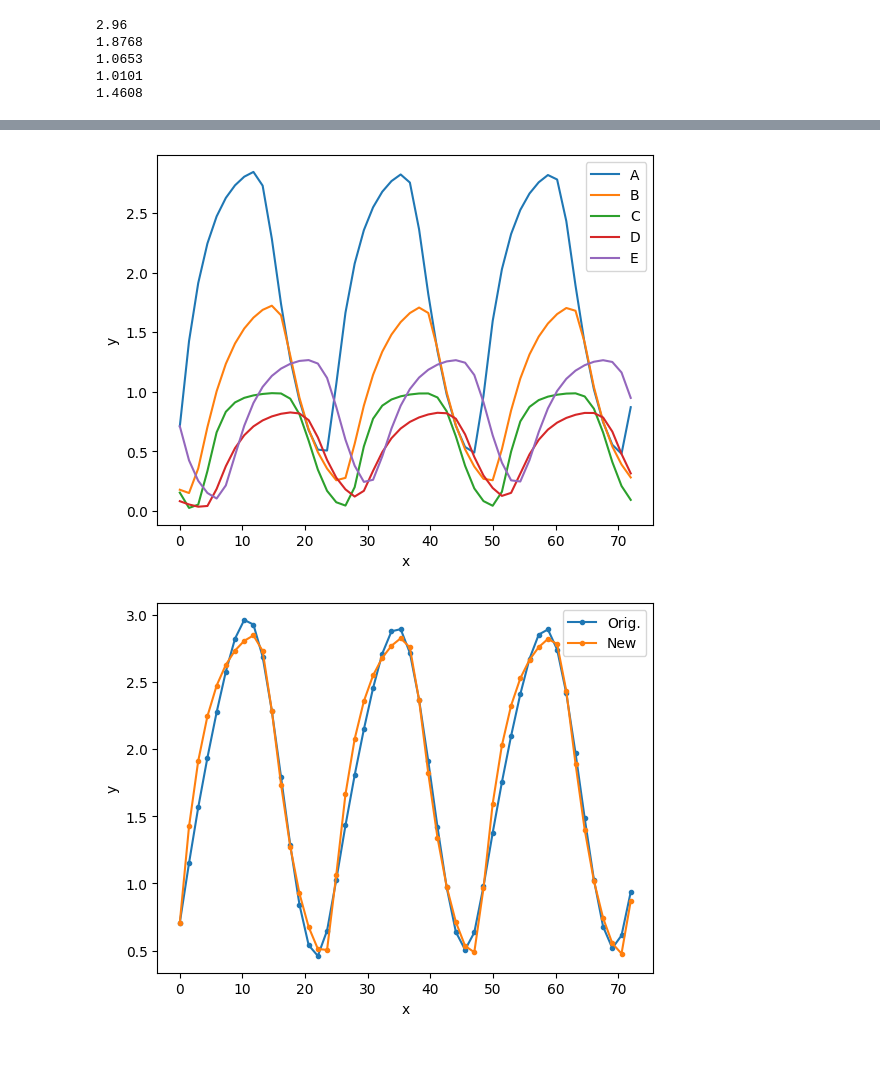
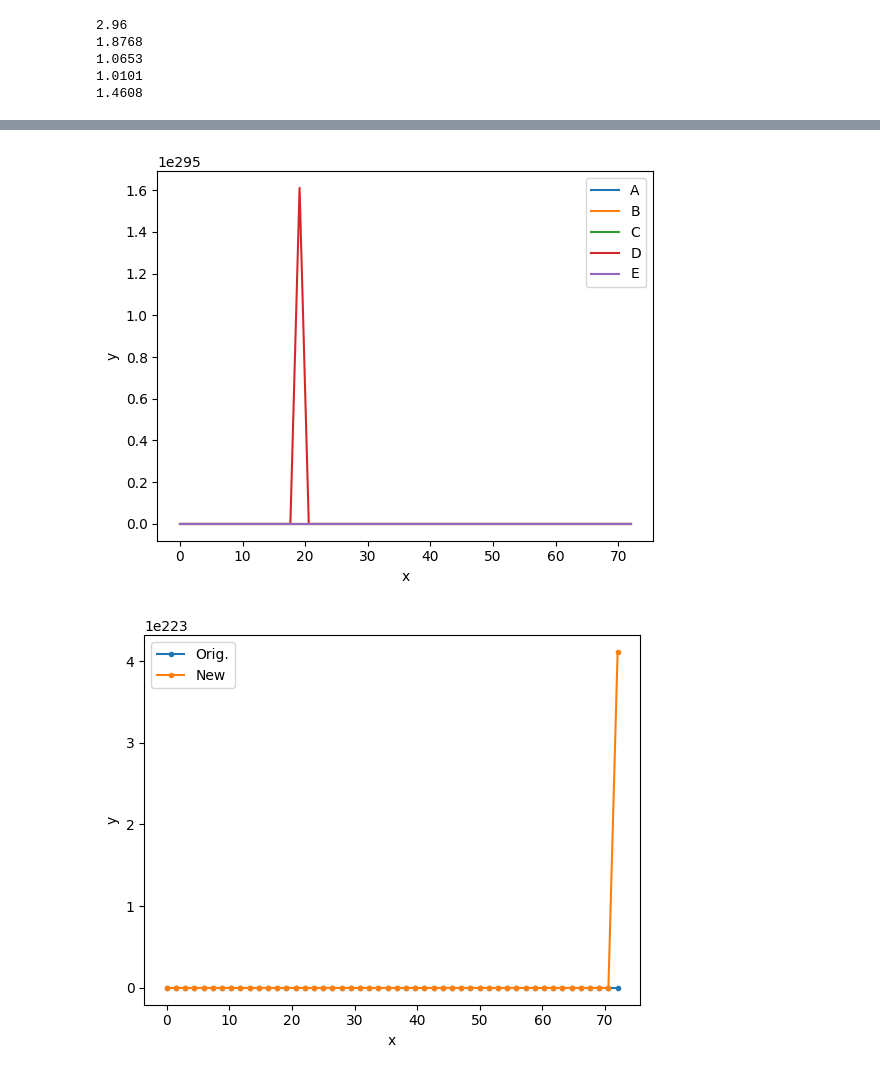
Before and after one commit to Patrick448/estudos-iniciacao-cientifica, a Jupyter notebook: GRN/analysis/grn5_plot.ipynb, the cells around one changed output, grey strips where cells are left out. Drawn from its saved outputs; the diff is of its cells as text; code cells hidden in the pictures.

```diff
--- a/GRN/analysis/grn5_plot.ipynb
+++ b/GRN/analysis/grn5_plot.ipynb
@@ -49,6 +49,9 @@ print(original_B)
 print(original_C)
 print(original_D)
 print(original_E)
+
+for i in range(len(x)):
+    print(f'{x[i]}\t{original_A[i]}\t{original_B[i]}\t{original_C[i]}\t{original_D[i]}\t{original_E[i]}')
 # %% [output]
 [0.0, 1.4694, 2.9388, 4.4082, 5.8776, 7.3469, 8.8163, 10.2857, 11.7551, 13.2245, 14.6939, 16.1633, 17.6327, 19.102, 20.5714, 22.0408, 23.5102, 24.9796, 26.449, 27.9184, 29.3878, 30.8571, 32.3265, 33.7 ...
 [0.7095, 1.1517, 1.5655, 1.936, 2.2733, 2.5756, 2.8212, 2.96, 2.9254, 2.6869, 2.2836, 1.7915, 1.2869, 0.8431, 0.5413, 0.4613, 0.6496, 1.0269, 1.4313, 1.8054, 2.1465, 2.4532, 2.7094, 2.8754, 2.8912, 2. ...
@@ -82,23 +96,38 @@ print(max(original_E))
 1.0101
 1.4608
 # %%
-ind = {'dim': [2.62, 3.65, 0.57, 4.00, 4.85, 1, 0.28, 0.34, 0.91, 0.50, 4.84, 23.26, 21.34, 14.02, 12.49], 'sigma': 0.0005448244797126596, 'eval': 101.08519788882836}
+#ind = {'dim': [2.62, 3.65, 0.57, 4.00, 4.85, 1, 0.28, 0.34, 0.91, 0.50, 4.84, 23.26, 21.34, 14.02, 12.49], 'sigma': 0.0005448244797126596, 'eval': 101.08519788882836}
 
-ind2 =  {'dim': [0.50, 2.65, 2.41, 3.18, 3.6, 0.9, 0.64, 0.49, 0.54, 0.52, 3.8, 24.0, 20.75, 13.36, 12.53], 'sigma': 0.0003442283429532025, 'eval': 37.92145494105599}
+#ind2 =  {'dim': [0.50, 2.65, 2.41, 3.18, 3.6, 0.9, 0.64, 0.49, 0.54, 0.52, 3.8, 24.0, 20.75, 13.36, 12.53], 'sigma': 0.0003442283429532025, 'eval': 37.92145494105599}
 
-ind4 =  {'dim': [1.27, 0.56, 4.37, 0.30, 3.16, 0.87, 0.68, 0.41, 0.64, 0.38, 17.15, 6.18, 8.45, 1.02, 6.86], 'sigma': 0.0003442283429532025, 'eval': 37.92145494105599}
+#ind4 =  {'dim': [1.27, 0.56, 4.37, 0.30, 3.16, 0.87, 0.68, 0.41, 0.64, 0.38, 17.15, 6.18, 8.45, 1.02, 6.86], 'sigma': 0.0003442283429532025, 'eval': 37.92145494105599}
 
-ind3 =  {'dim': [1.25, 4, 1.02, 1.57, 3.43, 0.72, 0.5, 0.45, 0.51, 0.52, 13, 4, 3, 4, 16]}
+#ind3 =  {'dim': [1.25, 4, 1.02, 1.57, 3.43, 0.72, 0.5, 0.45, 0.51, 0.52, 13, 4, 3, 4, 16]}
 
-ind5 =  {'dim': [1.156015691769711,2.312623267886374,0.823774791733179,3.462459293216292,2.796574501946954,0.507983951979185,0.521732178277992,0.302791113941939,0.731448950667245,0.559818035683460,4.872108211566042,22.429701798044199,2.540760175225613,11.398318561985487,10.603389838996791]}
+#ind5 =  {'dim': [1.156015691769711,2.312623267886374,0.823774791733179,3.462459293216292,2.796574501946954,0.507983951979185,0.521732178277992,0.302791113941939,0.731448950667245,0.559818035683460,4.872108211566042,22.429701798044199,2.540760175225613,11.398318561985487,10.603389838996791]}
 
-ind6 = {'dim':[1.387421965645008,2.246320772303499,1.415595596206390,2.500998984777249,1.456904146610542,0.716422078256141,0.584770492210328,0.408071367440587,0.401113468054924,0.463626175230202,19.715303259438446,9.686342778903812,3.523894897035640,1.034098030405105,4.121362586345466
-]} #erro 26.234978648752800
+#ind6 = {'dim':[1.387421965645008,2.246320772303499,1.415595596206390,2.500998984777249,1.456904146610542,0.716422078256141,0.584770492210328,0.408071367440587,0.401113468054924,0.463626175230202,19.715303259438446,9.686342778903812,3.523894897035640,1.034098030405105,4.121362586345466]} #erro 26.234978648752800
 
-ind7 = {'dim': [1.5729568849769477, 2.5955327708654807, 2.136332937247125, 0.7886524688367416, 1.9800428051007384, 0.7455790621556536, 0.500391448691633, 0.4540307643566215, 0.46551440210785605, 0.6169411110203465, 18.438008622609487, 4.227771327084559, 6.796567148167035, 3.789842431522958, 8.377614424033844], 'sigma': 0.002815144280657883, 'eval': 29.446785891352647}
+#ind7 = {'dim': [1.5729568849769477, 2.5955327708654807, 2.136332937247125, 0.7886524688367416, 1.9800428051007384, 0.7455790621556536, 0.500391448691633, 0.4540307643566215, 0.46551440210785605, 0.6169411110203465, 18.438008622609487, 4.227771327084559, 6.796567148167035, 3.789842431522958, 8.377614424033844], 'sigma': 0.002815144280657883, 'eval': 29.446785891352647}
 
 
-best_exp1_cpp ={'dim':[1.299688086160294,2.381687661203559,0.609099261339772,3.313430568888469,1.925476573025173,0.738825443688454,0.580149691889738,0.390092796716386,0.525475411417882,0.412347705980471,19.949539734023197,9.623754787602006,3.762147980419171,3.045561990857736,3.201782763371390], 'eval':25.365675675043348}
+#best_exp1_cpp ={'dim':[1.299688086160294,2.381687661203559,0.609099261339772,3.313430568888469,1.925476573025173,0.738825443688454,0.580149691889738,0.390092796716386,0.525475411417882,0.412347705980471,19.949539734023197,9.623754787602006,3.762147980419171,3.045561990857736,3.201782763371390], 'eval':25.365675675043348}
+
+ind = {'dim': [1.2163355099083872, 1.1264485098219865, 2.973714367061704,
+                     2.952143123315177, 2.998260518457365, 0.5687249950503857,
+                     0.4580723119903261, 0.46214892372246563, 0.6182568295500336,
+                     0.5213082492659304, 0.7708877748759901, 0.1497642024548283,
+                     4.254757908429968, 3.759370669969996, 4.784173526119725,
+                     10.935884810737809, 24.595975874929724, 2.8109199678182635,
+                     4.922623602327875]}
+
+ind2 = {'dim': [0.1,5,0.851307,3.865580,0.1,
+                        0.100000,1.000000,0.100000,0.100000,1.000000,
+                        1.000000,0.100000,1.224451,6.558196,13.511094,
+                        5.650953,22.882314,11.149282,1.000000]}
+
+
+
 
 A, B, C, D, E = [], [], [], [], []
 
@@ -116,7 +145,7 @@ def plot_comp(original, new):
     plt.show()
 
 def plot_ind(individual_params):
-    local_A,local_B,local_C,local_D,local_E = get_results(individual_params)
+    local_A,local_B,local_C,local_D,local_E = get_results_new(individual_params)
     x = []
 
     with open(f'GRN5.txt', 'r', newline='') as csvfile:
@@ -147,7 +176,10 @@ def plot_ind(individual_params):
     plot_comp(original_C, local_C)
     plot_comp(original_D, local_D)
     plot_comp(original_E, local_E)
+
+    for i in range(len(x)):
+        print(f'{x[i]:.6f}\t{local_A[i]:.6f}\t{local_B[i]:.6f}\t{local_C[i]:.6f}\t{local_D[i]:.6f}\t{local_E[i]:.6f}')
 # %%
 
-plot_ind(best_exp1_cpp['dim'])
+plot_ind(ind2['dim'])
 # %% [output]
@@ -155,2 +203,2 @@ plot_ind(best_exp1_cpp['dim'])
-[figure, old version]
+[figure, new version]
-[figure, old version]
+[figure, new version]
```
Also changed, not shown: parts of 4 cells of this notebook, 27 other files.
